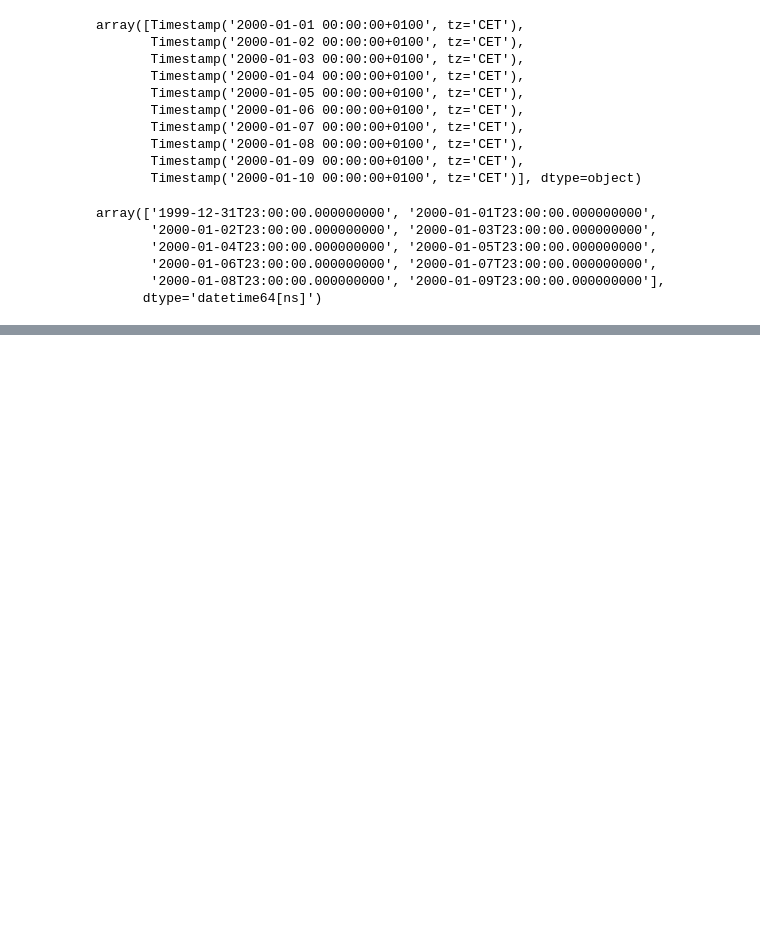
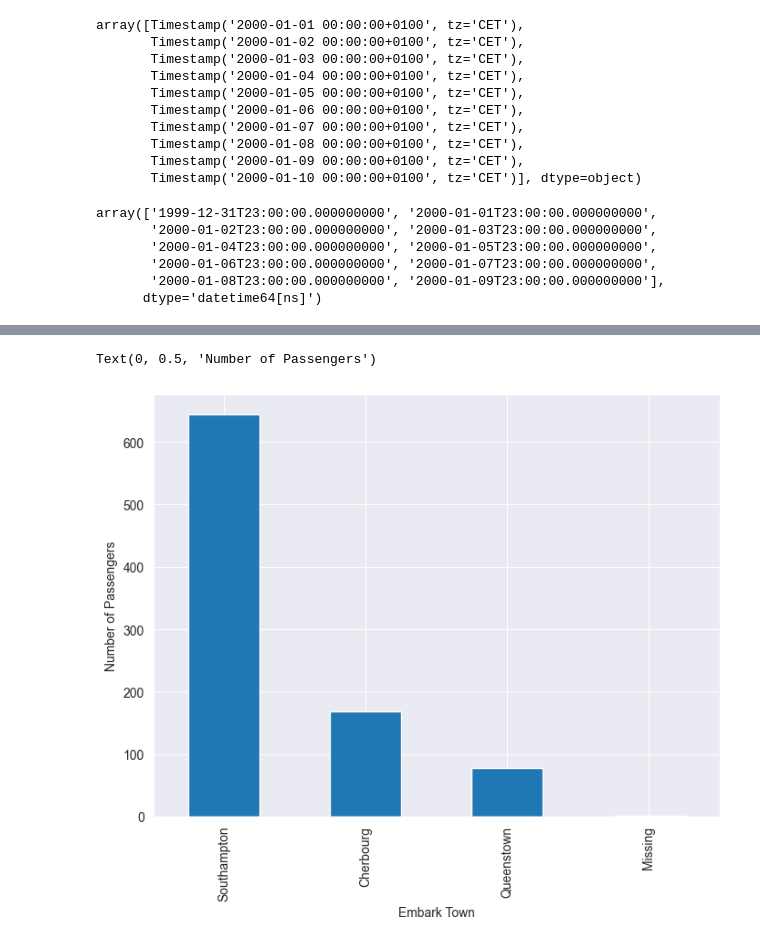
Before and after one commit to Dannysesi/Data_Science-learning, a Jupyter notebook: 30days_of_learning_pandas.ipynb, the cells around one changed output, grey strips where cells are left out. Saved outputs shown, nothing was run; the diff lists cells and outputs as text; code cells hidden in the pictures; blank space fills up the shorter version.

```diff
--- a/30days_of_learning_pandas.ipynb
+++ b/30days_of_learning_pandas.ipynb
@@ -820,0 +1003,9 @@ array(['1999-12-31T23:00:00.000000000', '2000-01-01T23:00:00.000000000',
+# %%
+titanic_data.embark_town.fillna('Missing', inplace=True)
+# %%
+titanic_data.embark_town.value_counts().sort_values(ascending=False).plot.bar()
+plt.xlabel('Embark Town')
+plt.ylabel('Number of Passengers')
+# %% [output]
+Text(0, 0.5, 'Number of Passengers')
+[figure, added]
```
Also changed, not shown: parts of 22 cells of this notebook.
